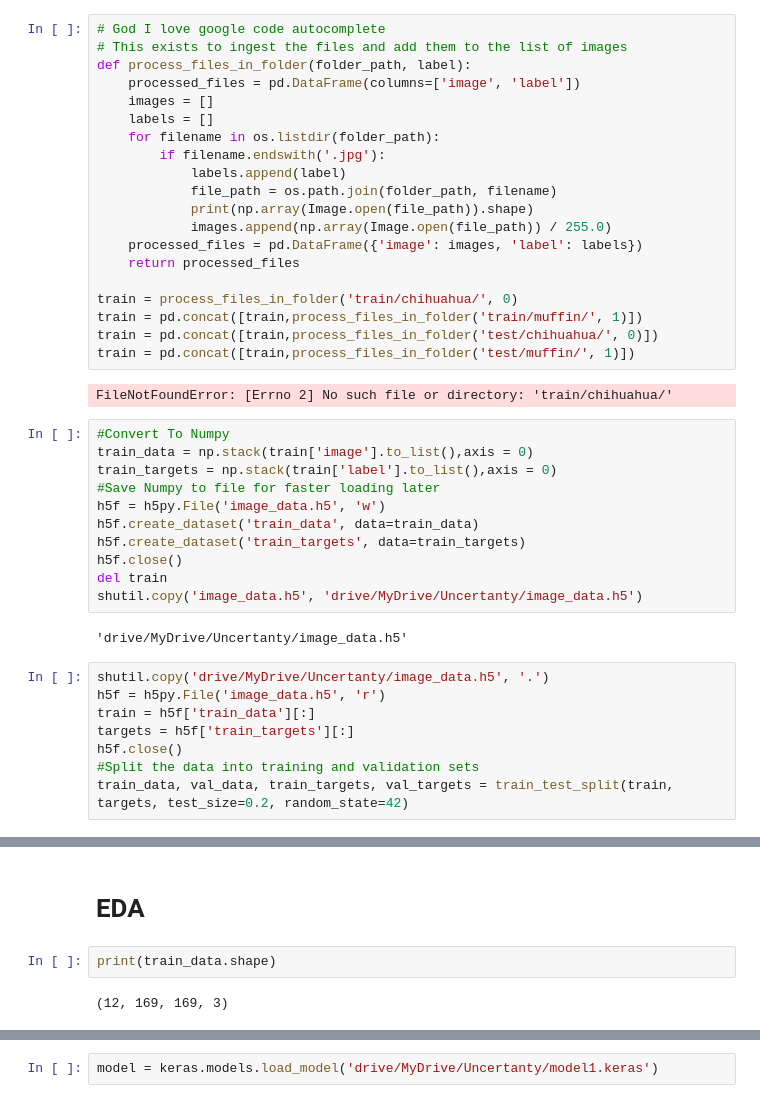
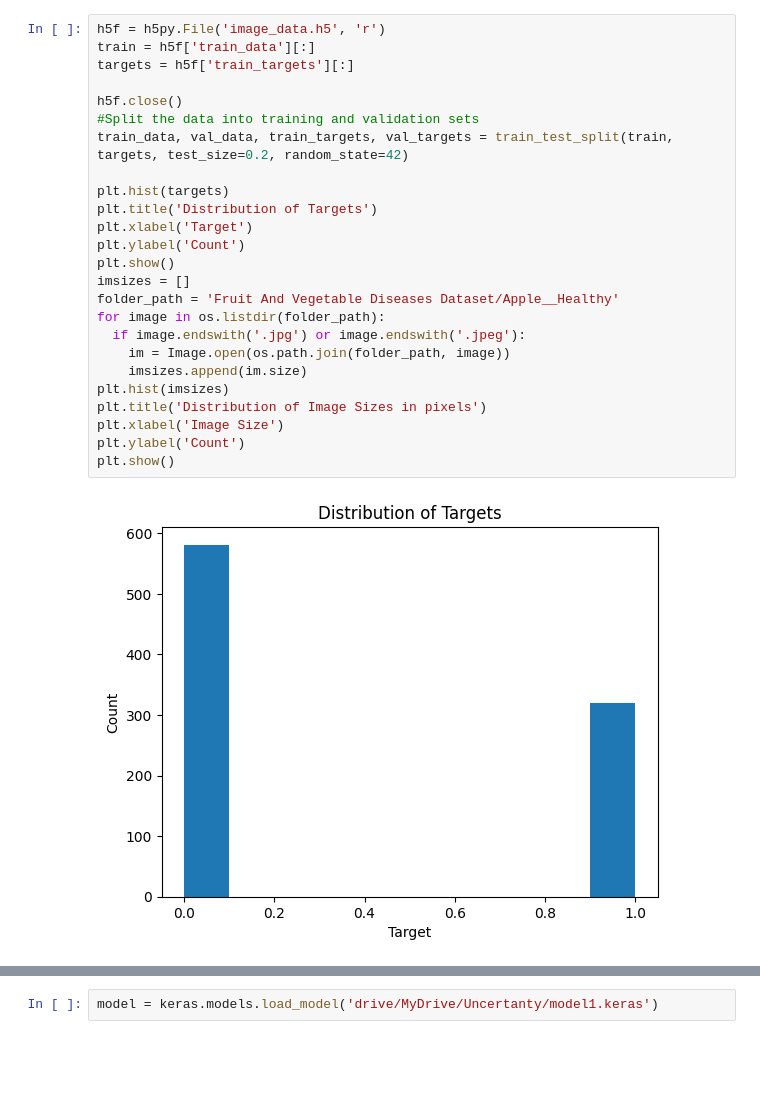
Before and after one commit to isaac1987a/Uncertanty, a Jupyter notebook: Uncertanty.ipynb, the cells around one changed output, grey strips where cells are left out. Cells and saved outputs as stored; diff of their text form; blank space fills up the shorter version.

```diff
--- a/Uncertanty.ipynb
+++ b/Uncertanty.ipynb
@@ -75,43 +101,27 @@ train = process_files_in_folder('.')
-# %%
-# God I love google code autocomplete
-# This exists to ingest the files and add them to the list of images
-def process_files_in_folder(folder_path, label):
-    processed_files = pd.DataFrame(columns=['image', 'label'])
-    images = []
-    labels = []
-    for filename in os.listdir(folder_path):
-        if filename.endswith('.jpg'):
-            labels.append(label)
-            file_path = os.path.join(folder_path, filename)
-            print(np.array(Image.open(file_path)).shape)
-            images.append(np.array(Image.open(file_path)) / 255.0)
-    processed_files = pd.DataFrame({'image': images, 'label': labels})
-    return processed_files
-
-train = process_files_in_folder('train/chihuahua/', 0)
-train = pd.concat([train,process_files_in_folder('train/muffin/', 1)])
-train = pd.concat([train,process_files_in_folder('test/chihuahua/', 0)])
-train = pd.concat([train,process_files_in_folder('test/muffin/', 1)])
-# %% [output]
-FileNotFoundError: [Errno 2] No such file or directory: 'train/chihuahua/'
-# %%
-#Convert To Numpy
-train_data = np.stack(train['image'].to_list(),axis = 0)
-train_targets = np.stack(train['label'].to_list(),axis = 0)
-#Save Numpy to file for faster loading later
-h5f = h5py.File('image_data.h5', 'w')
-h5f.create_dataset('train_data', data=train_data)
-h5f.create_dataset('train_targets', data=train_targets)
-h5f.close()
-del train
-shutil.copy('image_data.h5', 'drive/MyDrive/Uncertanty/image_data.h5')
-# %% [output]
-'drive/MyDrive/Uncertanty/image_data.h5'
 # %%
-shutil.copy('drive/MyDrive/Uncertanty/image_data.h5', '.')
 h5f = h5py.File('image_data.h5', 'r')
 train = h5f['train_data'][:]
 targets = h5f['train_targets'][:]
+
 h5f.close()
 #Split the data into training and validation sets
 train_data, val_data, train_targets, val_targets = train_test_split(train, targets, test_size=0.2, random_state=42)
+
+plt.hist(targets)
+plt.title('Distribution of Targets')
+plt.xlabel('Target')
+plt.ylabel('Count')
+plt.show()
+imsizes = []
+folder_path = 'Fruit And Vegetable Diseases Dataset/Apple__Healthy'
+for image in os.listdir(folder_path):
+  if image.endswith('.jpg') or image.endswith('.jpeg'):
+    im = Image.open(os.path.join(folder_path, image))
+    imsizes.append(im.size)
+plt.hist(imsizes)
+plt.title('Distribution of Image Sizes in pixels')
+plt.xlabel('Image Size')
+plt.ylabel('Count')
+plt.show()
+# %% [output]
+[figure, added]
@@ -118,6 +128,0 @@ train_data, val_data, train_targets, val_targets = train_test_split(train, targe
-# %% [markdown]
-# EDA
-# %%
-print(train_data.shape)
-# %% [output]
-(12, 169, 169, 3)
```
Also changed, not shown: parts of 40 cells of this notebook.
